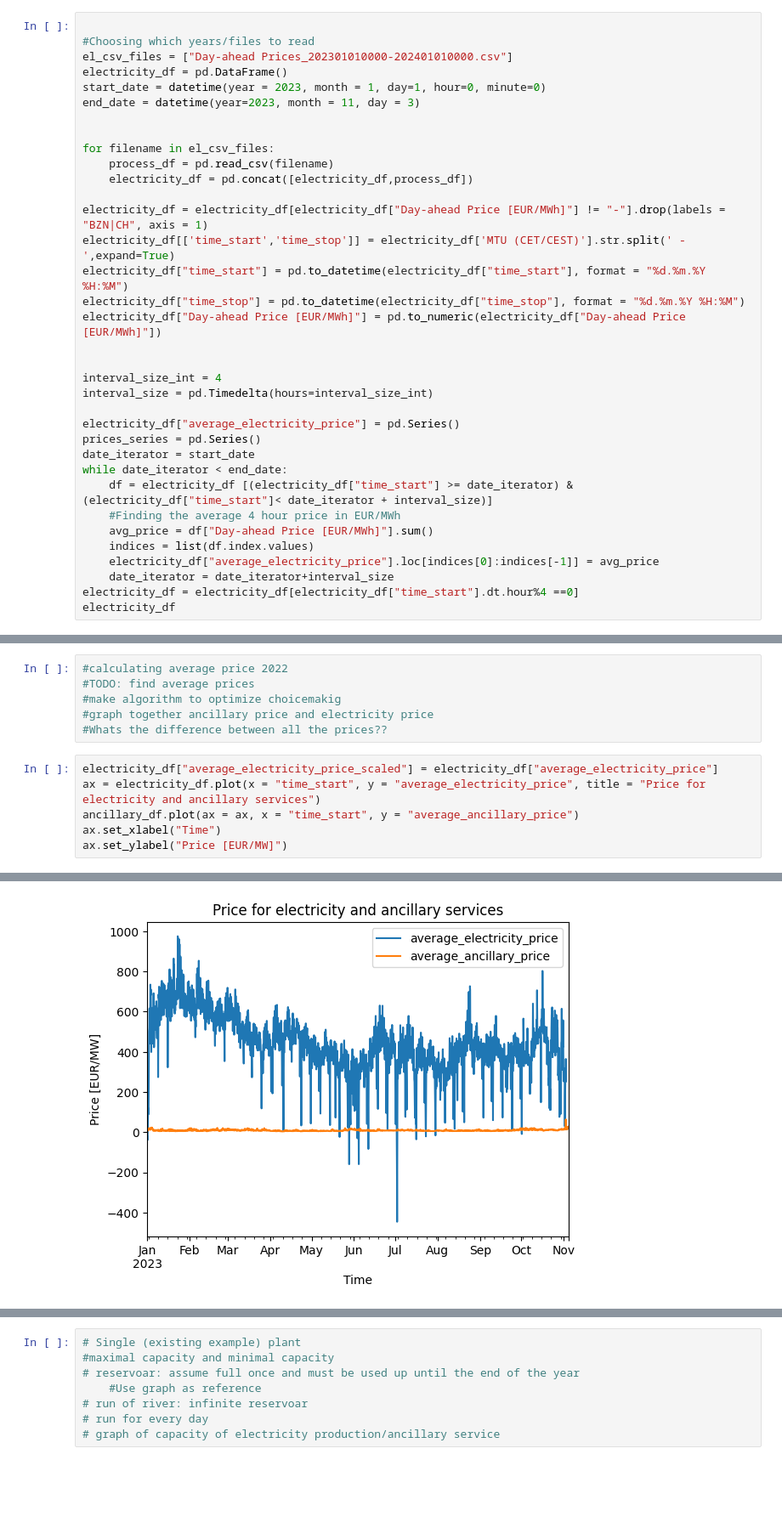
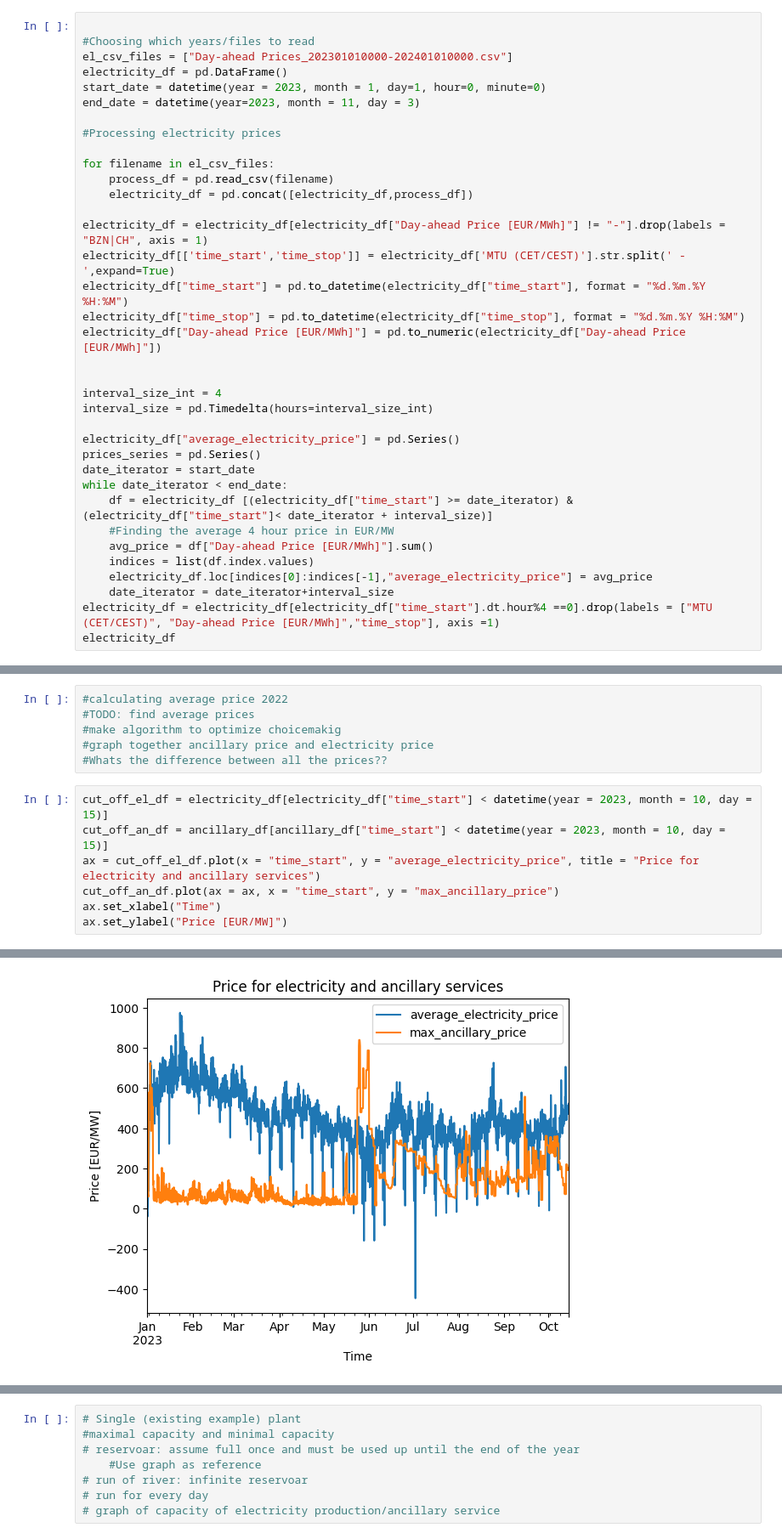
Before and after one commit to ibstokke/EnergyNow23, a Jupyter notebook: Electricity_prices.ipynb, the cells around one changed output, grey strips where cells are left out. Shown at 85% size. Cells and saved outputs as stored; diff of their text form; blank space fills up the shorter version.

```diff
--- a/Electricity_prices.ipynb
+++ b/Electricity_prices.ipynb
@@ -11,6 +11,7 @@ electricity_df = pd.DataFrame()
 start_date = datetime(year = 2023, month = 1, day=1, hour=0, minute=0)
 end_date = datetime(year=2023, month = 11, day = 3)
 
+#Processing electricity prices
 
 for filename in el_csv_files:
     process_df = pd.read_csv(filename)
@@ -31,11 +32,11 @@ prices_series = pd.Series()
 date_iterator = start_date
 while date_iterator < end_date:
     df = electricity_df [(electricity_df["time_start"] >= date_iterator) & (electricity_df["time_start"]< date_iterator + interval_size)]
-    #Finding the average 4 hour price in EUR/MWh
+    #Finding the average 4 hour price in EUR/MW
     avg_price = df["Day-ahead Price [EUR/MWh]"].sum()
     indices = list(df.index.values)
-    electricity_df["average_electricity_price"].loc[indices[0]:indices[-1]] = avg_price
+    electricity_df.loc[indices[0]:indices[-1],"average_electricity_price"] = avg_price
     date_iterator = date_iterator+interval_size
-electricity_df = electricity_df[electricity_df["time_start"].dt.hour%4 ==0]
+electricity_df = electricity_df[electricity_df["time_start"].dt.hour%4 ==0].drop(labels = ["MTU (CET/CEST)", "Day-ahead Price [EUR/MWh]","time_stop"], axis =1)
 electricity_df
 # %% [output]
@@ -157,14 +145,15 @@ See the caveats in the documentation: https://pandas.pydata.org/pandas-docs/stab
 #graph together ancillary price and electricity price
 #Whats the difference between all the prices??
 # %%
-electricity_df["average_electricity_price_scaled"] = electricity_df["average_electricity_price"]
-ax = electricity_df.plot(x = "time_start", y = "average_electricity_price", title = "Price for electricity and ancillary services")
-ancillary_df.plot(ax = ax, x = "time_start", y = "average_ancillary_price")
+cut_off_el_df = electricity_df[electricity_df["time_start"] < datetime(year = 2023, month = 10, day = 15)]
+cut_off_an_df = ancillary_df[ancillary_df["time_start"] < datetime(year = 2023, month = 10, day = 15)]
+ax = cut_off_el_df.plot(x = "time_start", y = "average_electricity_price", title = "Price for electricity and ancillary services")
+cut_off_an_df.plot(ax = ax, x = "time_start", y = "max_ancillary_price")
 ax.set_xlabel("Time")
 ax.set_ylabel("Price [EUR/MW]")
 # %% [output]
 Text(0, 0.5, 'Price [EUR/MW]')
-[figure, old version]
+[figure, new version]
 # %%
 date = datetime(year = 2023, day = 5, month=7)
 
```
Also changed, not shown: parts of 8 cells of this notebook.
